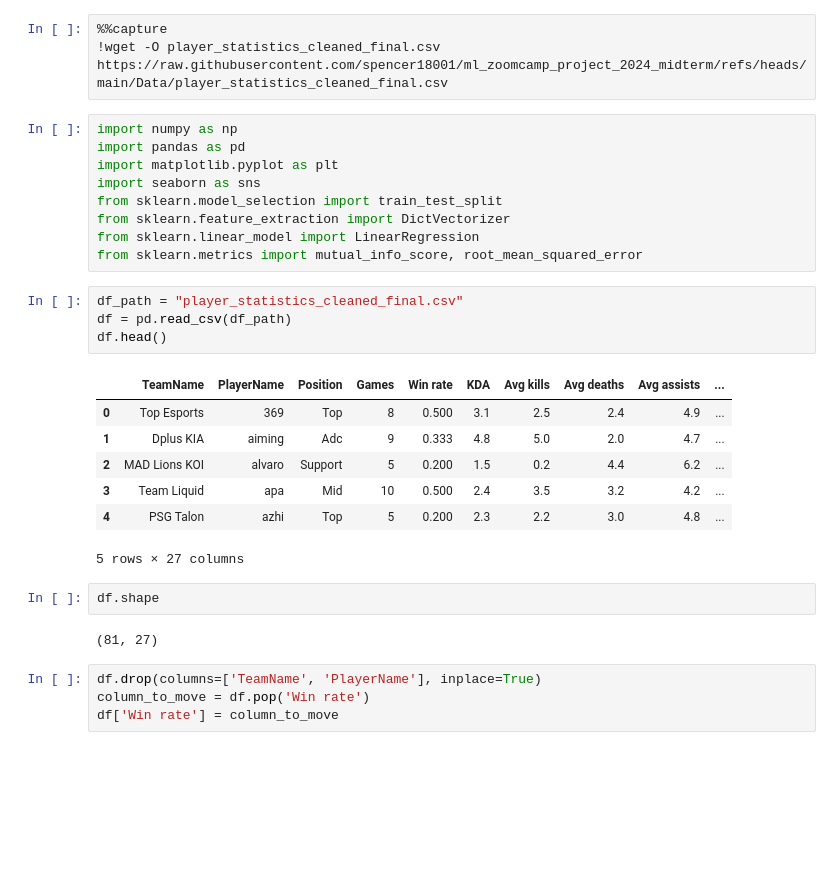
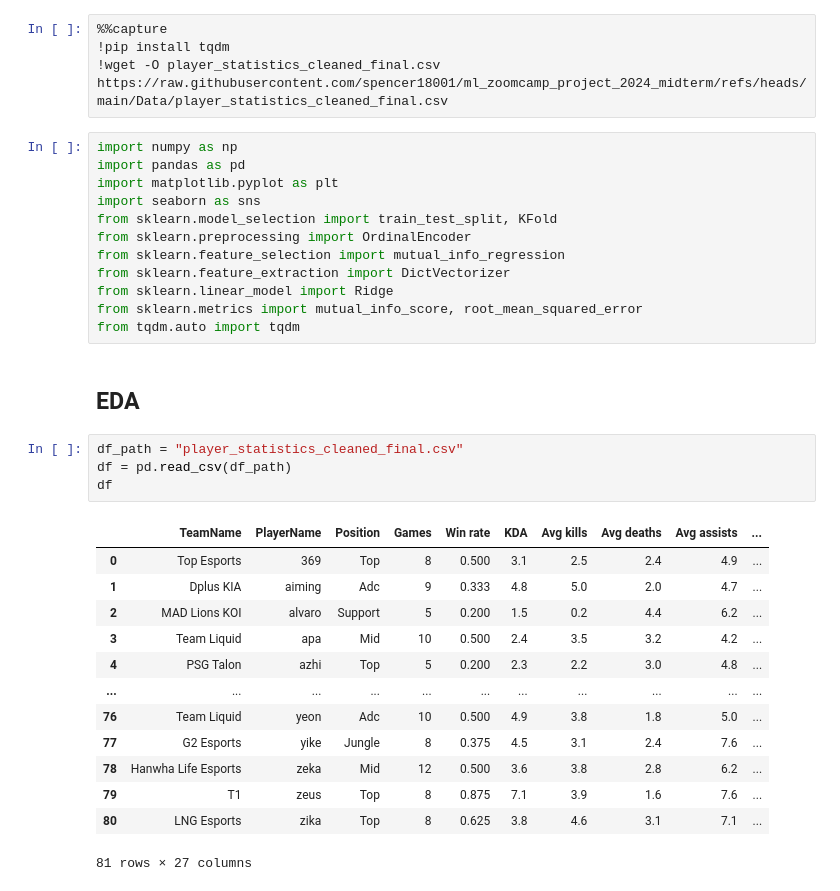
Before and after one commit to spencer18001/ml_zoomcamp_project_2024_midterm, a Jupyter notebook: Notebook/notebook.ipynb, the cells around one changed output. Saved outputs shown, nothing was run; the diff lists cells and outputs as text; blank space fills up the shorter version.

```diff
--- a/Notebook/notebook.ipynb
+++ b/Notebook/notebook.ipynb
@@ -2,33 +2,37 @@
 <a href="https://colab.research.google.com/github/spencer18001/ml_zoomcamp_project_2024_midterm/blob/main/Notebook/notebook.ipynb" target="_parent"><img src="https://colab.research.google.com/assets/colab-badge.svg" alt="Open In Colab"/></a>
 # %%
 %%capture
+!pip install tqdm
 !wget -O player_statistics_cleaned_final.csv https://raw.githubusercontent.com/spencer18001/ml_zoomcamp_project_2024_midterm/refs/heads/main/Data/player_statistics_cleaned_final.csv
 # %%
 import numpy as np
 import pandas as pd
 import matplotlib.pyplot as plt
 import seaborn as sns
-from sklearn.model_selection import train_test_split
+from sklearn.model_selection import train_test_split, KFold
+from sklearn.preprocessing import OrdinalEncoder
+from sklearn.feature_selection import mutual_info_regression
 from sklearn.feature_extraction import DictVectorizer
-from sklearn.linear_model import LinearRegression
+from sklearn.linear_model import Ridge
 from sklearn.metrics import mutual_info_score, root_mean_squared_error
+from tqdm.auto import tqdm
+# %% [markdown]
+## EDA
 # %%
 df_path = "player_statistics_cleaned_final.csv"
 df = pd.read_csv(df_path)
-df.head()
+df
 # %% [output]
 |  | TeamName | PlayerName | Position | Games | Win rate | KDA | Avg kills | Avg deaths | Avg assists | ... |
 | 0 | Top Esports | 369 | Top | 8 | 0.500 | 3.1 | 2.5 | 2.4 | 4.9 | ... |
 | 1 | Dplus KIA | aiming | Adc | 9 | 0.333 | 4.8 | 5.0 | 2.0 | 4.7 | ... |
 | 2 | MAD Lions KOI | alvaro | Support | 5 | 0.200 | 1.5 | 0.2 | 4.4 | 6.2 | ... |
 | 3 | Team Liquid | apa | Mid | 10 | 0.500 | 2.4 | 3.5 | 3.2 | 4.2 | ... |
 | 4 | PSG Talon | azhi | Top | 5 | 0.200 | 2.3 | 2.2 | 3.0 | 4.8 | ... |
+| ... | ... | ... | ... | ... | ... | ... | ... | ... | ... | ... |
+| 76 | Team Liquid | yeon | Adc | 10 | 0.500 | 4.9 | 3.8 | 1.8 | 5.0 | ... |
+| 77 | G2 Esports | yike | Jungle | 8 | 0.375 | 4.5 | 3.1 | 2.4 | 7.6 | ... |
+| 78 | Hanwha Life Esports | zeka | Mid | 12 | 0.500 | 3.6 | 3.8 | 2.8 | 6.2 | ... |
+| 79 | T1 | zeus | Top | 8 | 0.875 | 7.1 | 3.9 | 1.6 | 7.6 | ... |
+| 80 | LNG Esports | zika | Top | 8 | 0.625 | 3.8 | 4.6 | 3.1 | 7.1 | ... |
-5 rows × 27 columns
+81 rows × 27 columns
-# %%
-df.shape
-# %% [output]
-(81, 27)
-# %%
-df.drop(columns=['TeamName', 'PlayerName'], inplace=True)
-column_to_move = df.pop('Win rate')
-df['Win rate'] = column_to_move
```
Also changed, not shown: parts of 20 cells of this notebook.
